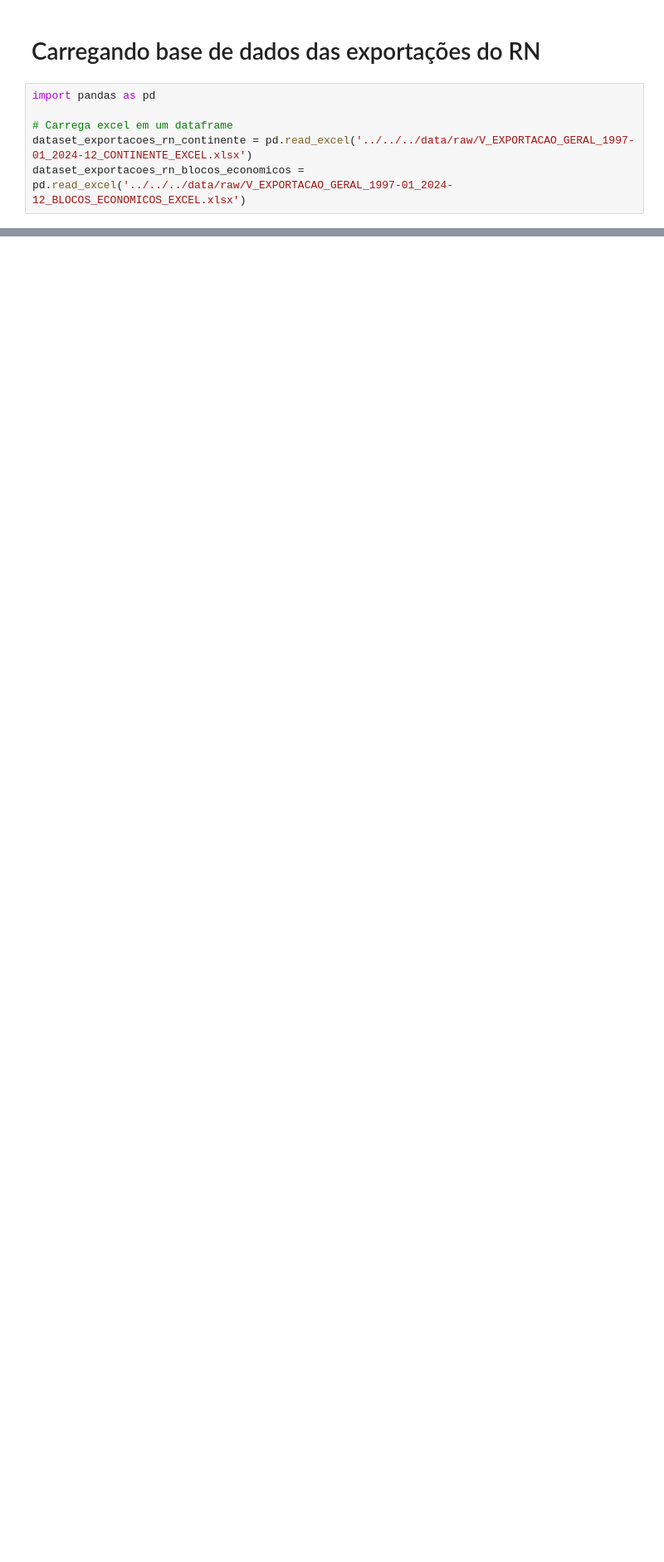
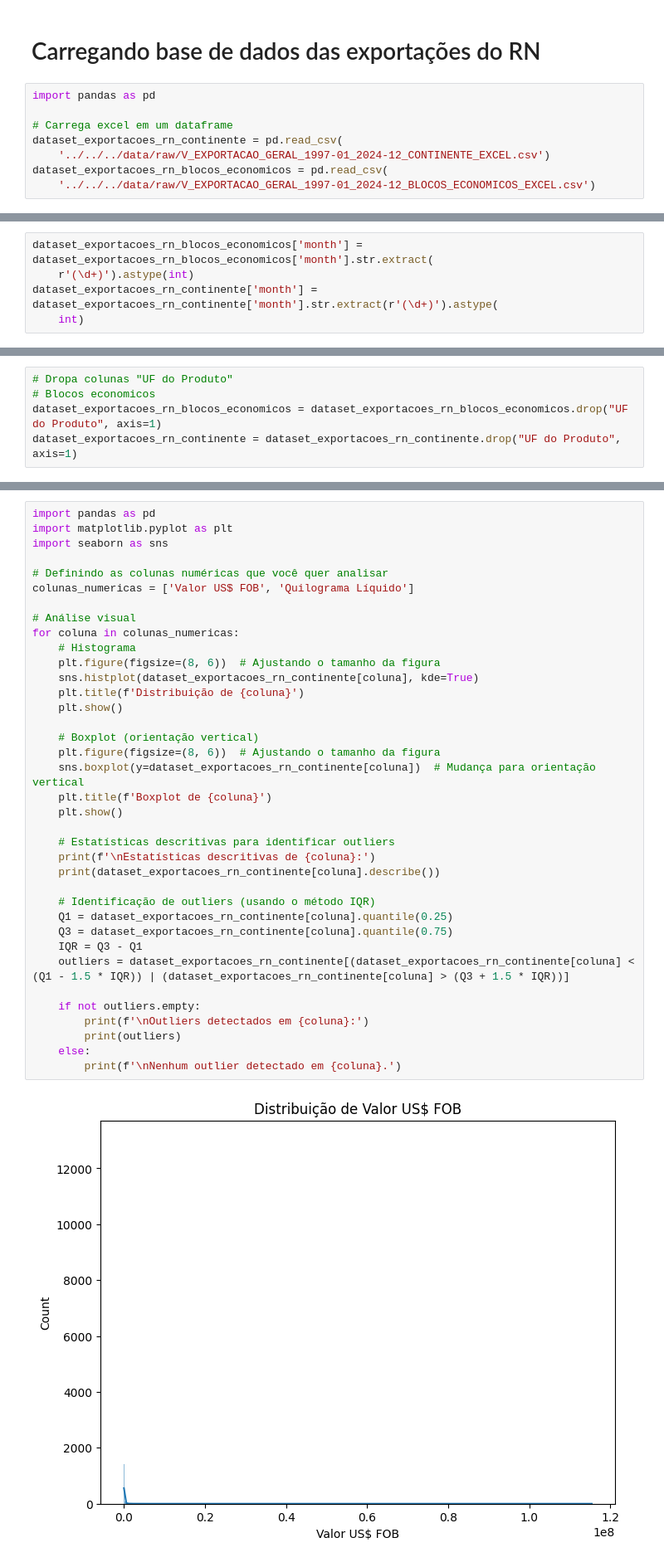
Before and after one commit to jgoulartf/analise_exportacoes_rn, a Jupyter notebook: src/notebooks/preprocessing/01_data_cleaning.ipynb, the cells around one changed output, grey strips where cells are left out. Shown: that part at 83% size. Drawn from its saved outputs; the diff is of its cells as text; blank space fills up the shorter version.

Commit message:
feat: Inicio da limpeza de dados para treinamento de modelos de ML

```diff
--- a/src/notebooks/preprocessing/01_data_cleaning.ipynb
+++ b/src/notebooks/preprocessing/01_data_cleaning.ipynb
@@ -8,5 +8,7 @@
 import pandas as pd
 
 # Carrega excel em um dataframe
-dataset_exportacoes_rn_continente = pd.read_excel('../../../data/raw/V_EXPORTACAO_GERAL_1997-01_2024-12_CONTINENTE_EXCEL.xlsx')
-dataset_exportacoes_rn_blocos_economicos = pd.read_excel('../../../data/raw/V_EXPORTACAO_GERAL_1997-01_2024-12_BLOCOS_ECONOMICOS_EXCEL.xlsx')
+dataset_exportacoes_rn_continente = pd.read_csv(
+    '../../../data/raw/V_EXPORTACAO_GERAL_1997-01_2024-12_CONTINENTE_EXCEL.csv')
+dataset_exportacoes_rn_blocos_economicos = pd.read_csv(
+    '../../../data/raw/V_EXPORTACAO_GERAL_1997-01_2024-12_BLOCOS_ECONOMICOS_EXCEL.csv')
@@ -31,0 +116,5 @@ RangeIndex: 31889 entries, 0 to 31888 Data columns (total 21 columns): # Column
+# %%
+dataset_exportacoes_rn_blocos_economicos['month'] = dataset_exportacoes_rn_blocos_economicos['month'].str.extract(
+    r'(\d+)').astype(int)
+dataset_exportacoes_rn_continente['month'] = dataset_exportacoes_rn_continente['month'].str.extract(r'(\d+)').astype(
+    int)
@@ -31,0 +150,5 @@ RangeIndex: 31889 entries, 0 to 31888 Data columns (total 21 columns): # Column
+# %%
+# Dropa colunas "UF do Produto"
+# Blocos economicos
+dataset_exportacoes_rn_blocos_economicos = dataset_exportacoes_rn_blocos_economicos.drop("UF do Produto", axis=1)
+dataset_exportacoes_rn_continente = dataset_exportacoes_rn_continente.drop("UF do Produto", axis=1)
@@ -31,0 +218,39 @@ RangeIndex: 31889 entries, 0 to 31888 Data columns (total 21 columns): # Column
+# %%
+import pandas as pd
+import matplotlib.pyplot as plt
+import seaborn as sns
+
+# Definindo as colunas numéricas que você quer analisar
+colunas_numericas = ['Valor US$ FOB', 'Quilograma Líquido']
+
+# Análise visual
+for coluna in colunas_numericas:
+    # Histograma
+    plt.figure(figsize=(8, 6))  # Ajustando o tamanho da figura
+    sns.histplot(dataset_exportacoes_rn_continente[coluna], kde=True)
+    plt.title(f'Distribuição de {coluna}')
+    plt.show()
+
+    # Boxplot (orientação vertical)
+    plt.figure(figsize=(8, 6))  # Ajustando o tamanho da figura
+    sns.boxplot(y=dataset_exportacoes_rn_continente[coluna])  # Mudança para orientação vertical
+    plt.title(f'Boxplot de {coluna}')
+    plt.show()
+
+    # Estatísticas descritivas para identificar outliers
+    print(f'\nEstatísticas descritivas de {coluna}:')
+    print(dataset_exportacoes_rn_continente[coluna].describe())
+
+    # Identificação de outliers (usando o método IQR)
+    Q1 = dataset_exportacoes_rn_continente[coluna].quantile(0.25)
+    Q3 = dataset_exportacoes_rn_continente[coluna].quantile(0.75)
+    IQR = Q3 - Q1
+    outliers = dataset_exportacoes_rn_continente[(dataset_exportacoes_rn_continente[coluna] < (Q1 - 1.5 * IQR)) | (dataset_exportacoes_rn_continente[coluna] > (Q3 + 1.5 * IQR))]
+
+    if not outliers.empty:
+        print(f'\nOutliers detectados em {coluna}:')
+        print(outliers)
+    else:
+        print(f'\nNenhum outlier detectado em {coluna}.')
+# %% [output]
+[figure, added]
```
Also changed, not shown: parts of 26 cells of this notebook, 2 other files.
